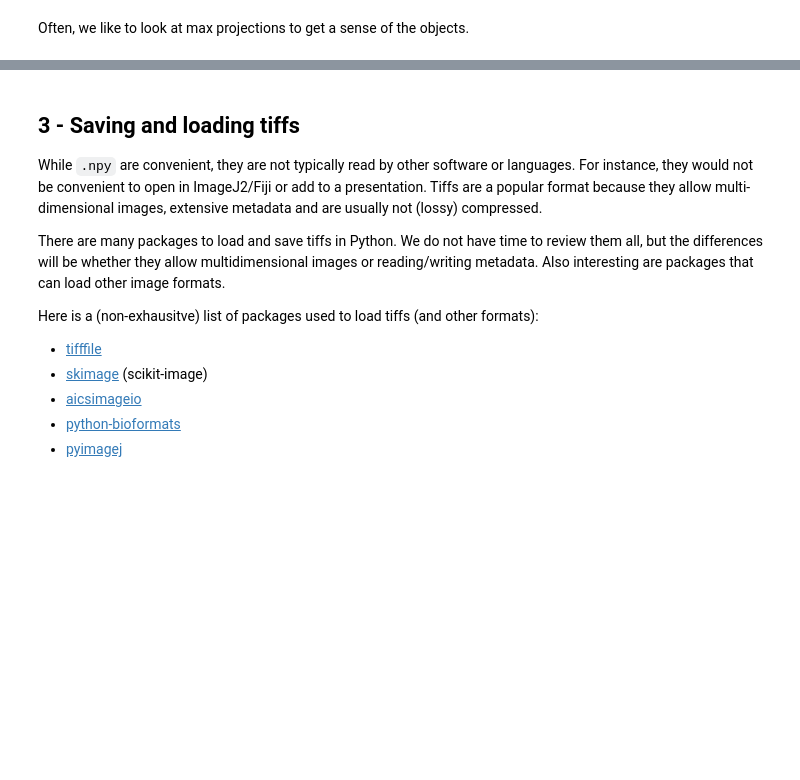
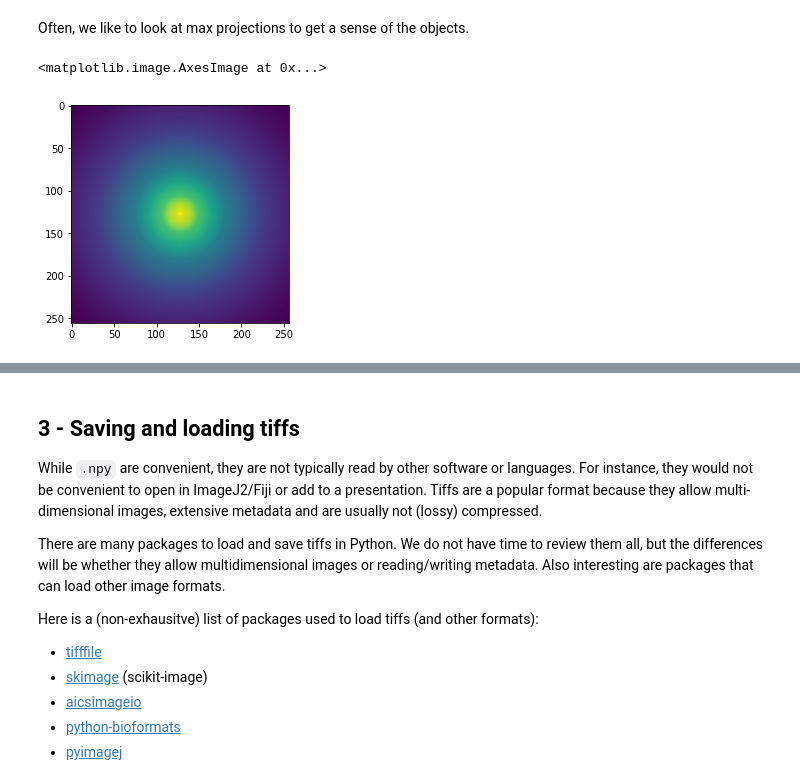
Before and after one commit to dl4mia/00_first_steps, a Jupyter notebook: 00_Write_and_load_images.ipynb, the cells around one changed output, grey strips where cells are left out. Drawn from its saved outputs; the diff is of its cells as text; code cells hidden in the pictures; blank space fills up the shorter version.

```diff
--- a/00_Write_and_load_images.ipynb
+++ b/00_Write_and_load_images.ipynb
@@ -172,4 +190,15 @@ print(f'Shape of the stack: {stack.shape}')
 Often, we like to look at max projections to get a sense of the objects.
 # %%
 ###############################################################
-##### exercise: use numpy  #####
+##### exercise: use numpy to compute a max projection in  #####
+#####           all three dimensions, one at a time       #####
+
+max_projection = np.max(stack, axis=0)
+
+# plot the projection
+plt.imshow(max_projection)
+
+# Try now with other axes!
+# %% [output]
+<matplotlib.image.AxesImage at 0x...>
+[figure, added]
```
Also changed, not shown: parts of 14 cells of this notebook.
